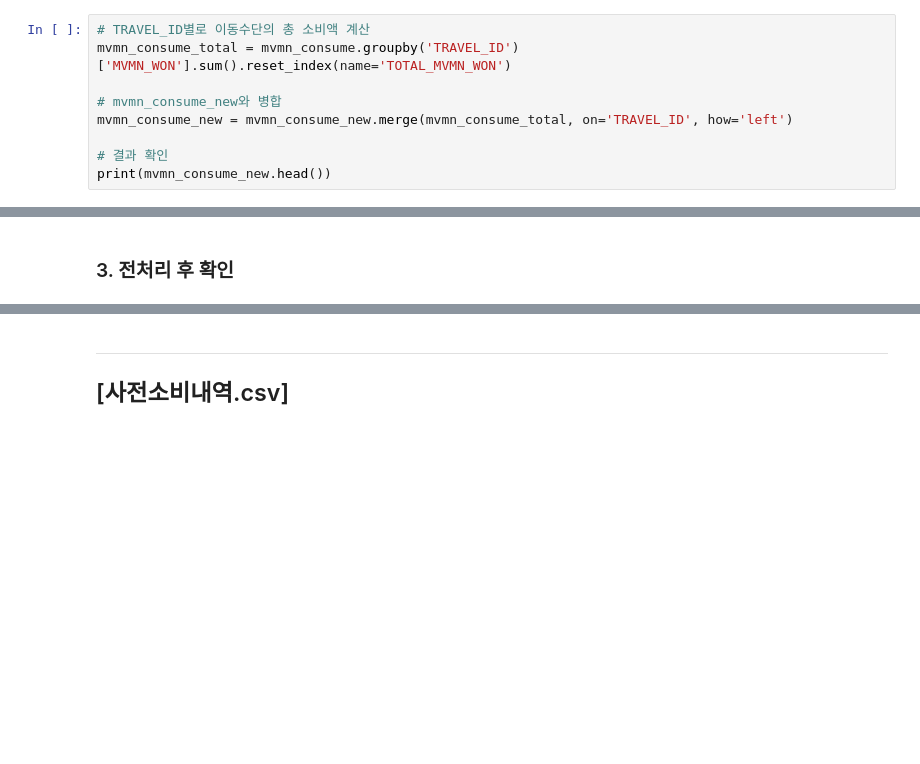
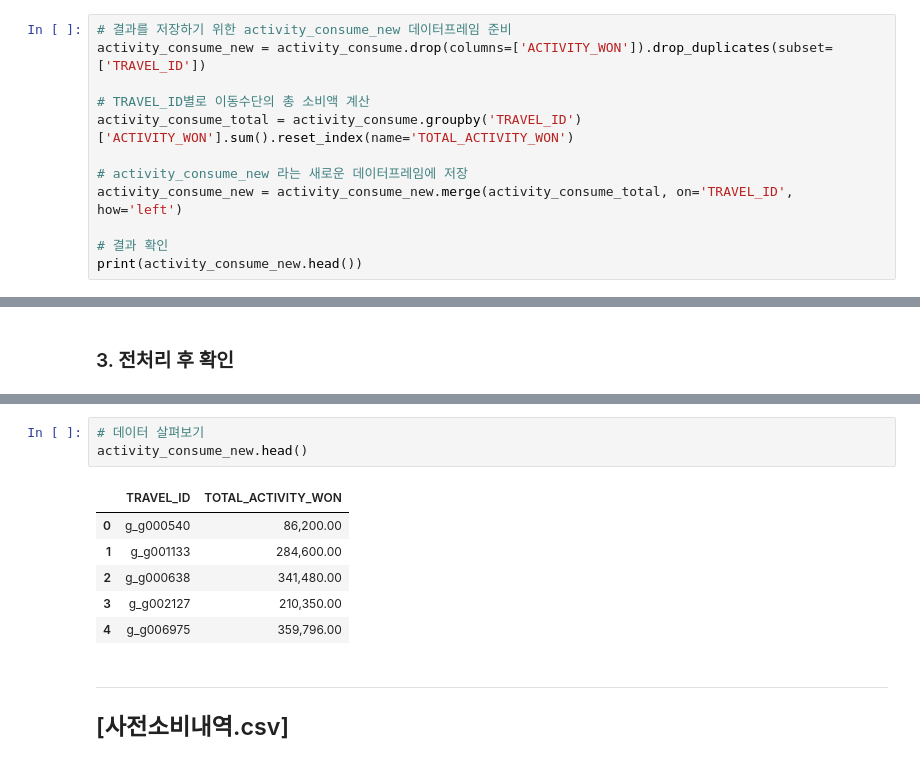
Before and after one commit to bomi03/Bokseol, a Jupyter notebook: data_preprocessing.ipynb, the cells around one changed output, grey strips where cells are left out. Saved outputs shown, nothing was run; the diff lists cells and outputs as text; blank space fills up the shorter version.

```diff
--- a/data_preprocessing.ipynb
+++ b/data_preprocessing.ipynb
@@ -1628,10 +1577,13 @@ print(mvmn_consume_new.head())
 # %%
+# 결과를 저장하기 위한 activity_consume_new 데이터프레임 준비
+activity_consume_new = activity_consume.drop(columns=['ACTIVITY_WON']).drop_duplicates(subset=['TRAVEL_ID'])
+
 # TRAVEL_ID별로 이동수단의 총 소비액 계산
-mvmn_consume_total = mvmn_consume.groupby('TRAVEL_ID')['MVMN_WON'].sum().reset_index(name='TOTAL_MVMN_WON')
+activity_consume_total = activity_consume.groupby('TRAVEL_ID')['ACTIVITY_WON'].sum().reset_index(name='TOTAL_ACTIVITY_WON')
 
-# mvmn_consume_new와 병합
-mvmn_consume_new = mvmn_consume_new.merge(mvmn_consume_total, on='TRAVEL_ID', how='left')
+# activity_consume_new 라는 새로운 데이터프레임에 저장
+activity_consume_new = activity_consume_new.merge(activity_consume_total, on='TRAVEL_ID', how='left')
 
 # 결과 확인
-print(mvmn_consume_new.head())
+print(activity_consume_new.head())
 # %% [output]
@@ -1648,3 +1634,13 @@ print(mvmn_consume_new.head())
+# %%
+# 데이터 살펴보기
+activity_consume_new.head()
+# %% [output]
+|  | TRAVEL_ID | TOTAL_ACTIVITY_WON |
+| 0 | g_g000540 | 86,200.00 |
+| 1 | g_g001133 | 284,600.00 |
+| 2 | g_g000638 | 341,480.00 |
+| 3 | g_g002127 | 210,350.00 |
+| 4 | g_g006975 | 359,796.00 |
 # %% [markdown]
 <hr>
 <h2>[사전소비내역.csv]</h2>
```
Also changed, not shown: parts of 25 cells of this notebook.
